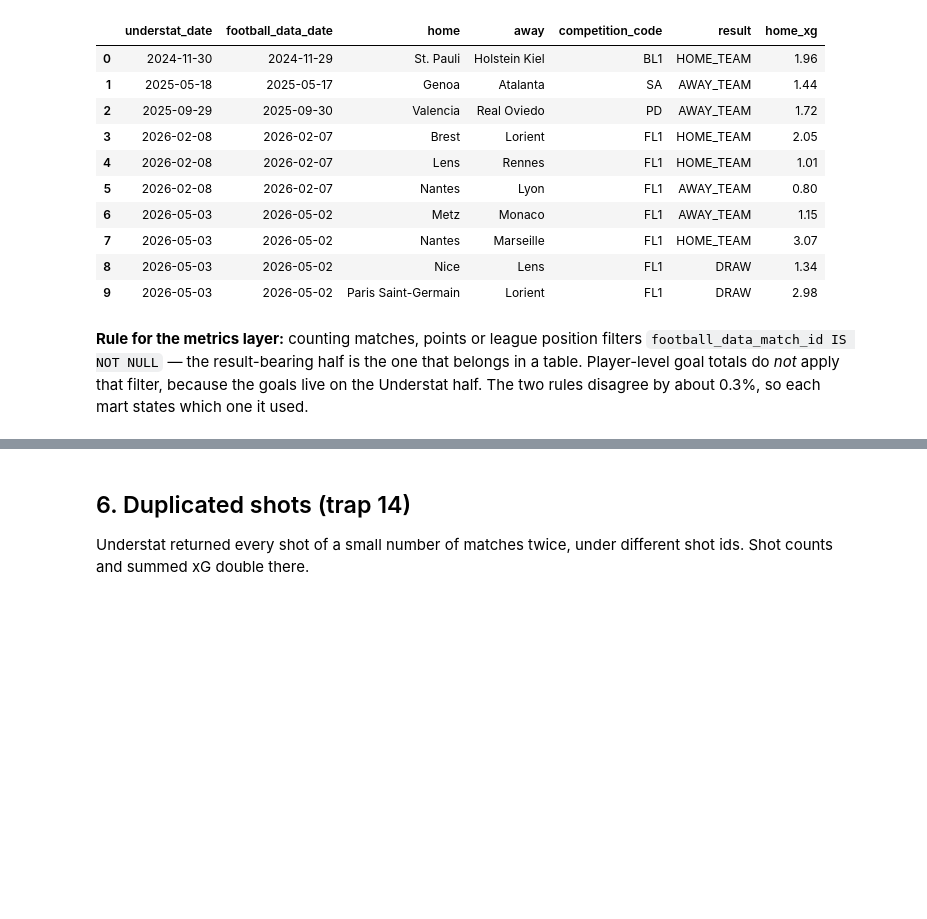
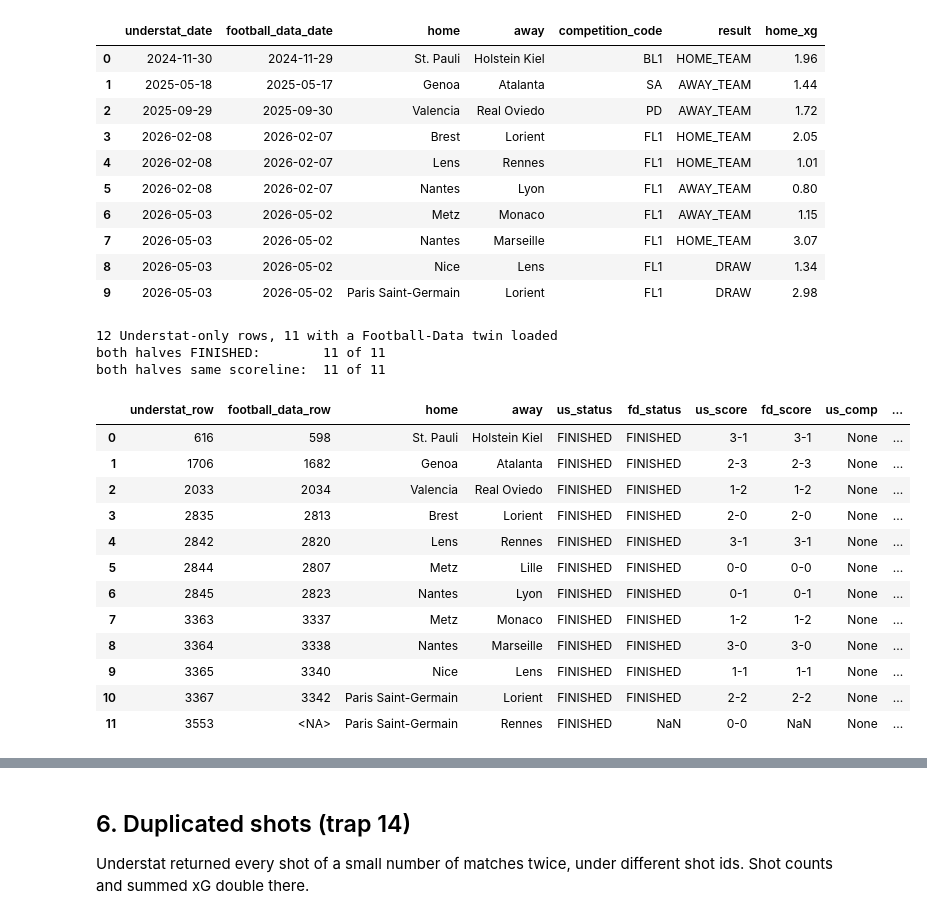
Before and after one commit to Fabiohhp/football-data-analytics, a Jupyter notebook: notebooks/01_data_profile.ipynb, the cells around one changed output, grey strips where cells are left out. Cells and saved outputs as stored; diff of their text form; code cells hidden in the pictures; blank space fills up the shorter version.

```diff
--- a/notebooks/01_data_profile.ipynb
+++ b/notebooks/01_data_profile.ipynb
@@ -341,9 +344,62 @@ twins
 | 7 | 2026-05-03 | 2026-05-02 | Nantes | Marseille | FL1 | HOME_TEAM | 3.07 |
 | 8 | 2026-05-03 | 2026-05-02 | Nice | Lens | FL1 | DRAW | 1.34 |
 | 9 | 2026-05-03 | 2026-05-02 | Paris Saint-Germain | Lorient | FL1 | DRAW | 2.98 |
-# %% [markdown]
-**Rule for the metrics layer:** counting matches, points or league position
-filters `football_data_match_id IS NOT NULL` — the result-bearing half is the
-one that belongs in a table. Player-level goal totals do *not* apply that
-filter, because the goals live on the Understat half. The two rules disagree by
-about 0.3%, so each mart states which one it used.
+# %%
+# Both halves of every split fixture, side by side. Paired on the two clubs and the
+# season rather than the date — the dates differing by a day is what caused the miss
+# in the first place. A LEFT JOIN, so a half whose twin has not been loaded shows up
+# rather than disappearing.
+halves = snap.df(
+    """
+    SELECT u.match_key                             AS understat_row,
+           f.match_key                             AS football_data_row,
+           h.canonical_name                        AS home,
+           a.canonical_name                        AS away,
+           u.status                                AS us_status,
+           f.status                                AS fd_status,
+           u.home_goals || '-' || u.away_goals     AS us_score,
+           f.home_goals || '-' || f.away_goals     AS fd_score,
+           u.competition_code                      AS us_comp,
+           u.matchday                              AS us_matchday,
+           u.home_goals_ht                         AS us_ht_score,
+           u.referee_key                           AS us_referee,
+           round(u.home_xg, 2)                     AS us_home_xg,
+           round(f.home_xg, 2)                     AS fd_home_xg
+    FROM fact_matches u
+    LEFT JOIN fact_matches f
+      ON f.home_team_key = u.home_team_key
+     AND f.away_team_key = u.away_team_key
+     AND f.season        = u.season
+     AND f.football_data_match_id IS NOT NULL
+    LEFT JOIN dim_teams h ON h.team_key = u.home_team_key
+    LEFT JOIN dim_teams a ON a.team_key = u.away_team_key
+    WHERE u.football_data_match_id IS NULL
+    ORDER BY u.match_key
+    """
+)
+
+paired = halves[halves["football_data_row"].notna()]
+same_status = (paired["us_status"] == paired["fd_status"]).sum()
+same_score = (paired["us_score"] == paired["fd_score"]).sum()
+
+print(f"{len(halves)} Understat-only rows, {len(paired)} with a Football-Data twin loaded")
+print(f"both halves FINISHED:        {same_status} of {len(paired)}")
+print(f"both halves same scoreline:  {same_score} of {len(paired)}")
+halves
+# %% [output]
+12 Understat-only rows, 11 with a Football-Data twin loaded
+both halves FINISHED:        11 of 11
+both halves same scoreline:  11 of 11
+|  | understat_row | football_data_row | home | away | us_status | fd_status | us_score | fd_score | us_comp | ... |
+| 0 | 616 | 598 | St. Pauli | Holstein Kiel | FINISHED | FINISHED | 3-1 | 3-1 | None | ... |
+| 1 | 1706 | 1682 | Genoa | Atalanta | FINISHED | FINISHED | 2-3 | 2-3 | None | ... |
+| 2 | 2033 | 2034 | Valencia | Real Oviedo | FINISHED | FINISHED | 1-2 | 1-2 | None | ... |
+| 3 | 2835 | 2813 | Brest | Lorient | FINISHED | FINISHED | 2-0 | 2-0 | None | ... |
+| 4 | 2842 | 2820 | Lens | Rennes | FINISHED | FINISHED | 3-1 | 3-1 | None | ... |
+| 5 | 2844 | 2807 | Metz | Lille | FINISHED | FINISHED | 0-0 | 0-0 | None | ... |
+| 6 | 2845 | 2823 | Nantes | Lyon | FINISHED | FINISHED | 0-1 | 0-1 | None | ... |
+| 7 | 3363 | 3337 | Metz | Monaco | FINISHED | FINISHED | 1-2 | 1-2 | None | ... |
+| 8 | 3364 | 3338 | Nantes | Marseille | FINISHED | FINISHED | 3-0 | 3-0 | None | ... |
+| 9 | 3365 | 3340 | Nice | Lens | FINISHED | FINISHED | 1-1 | 1-1 | None | ... |
+| 10 | 3367 | 3342 | Paris Saint-Germain | Lorient | FINISHED | FINISHED | 2-2 | 2-2 | None | ... |
+| 11 | 3553 | <NA> | Paris Saint-Germain | Rennes | FINISHED | NaN | 0-0 | NaN | None | ... |
```
Also changed, not shown: parts of 8 cells of this notebook, 38 other files.
